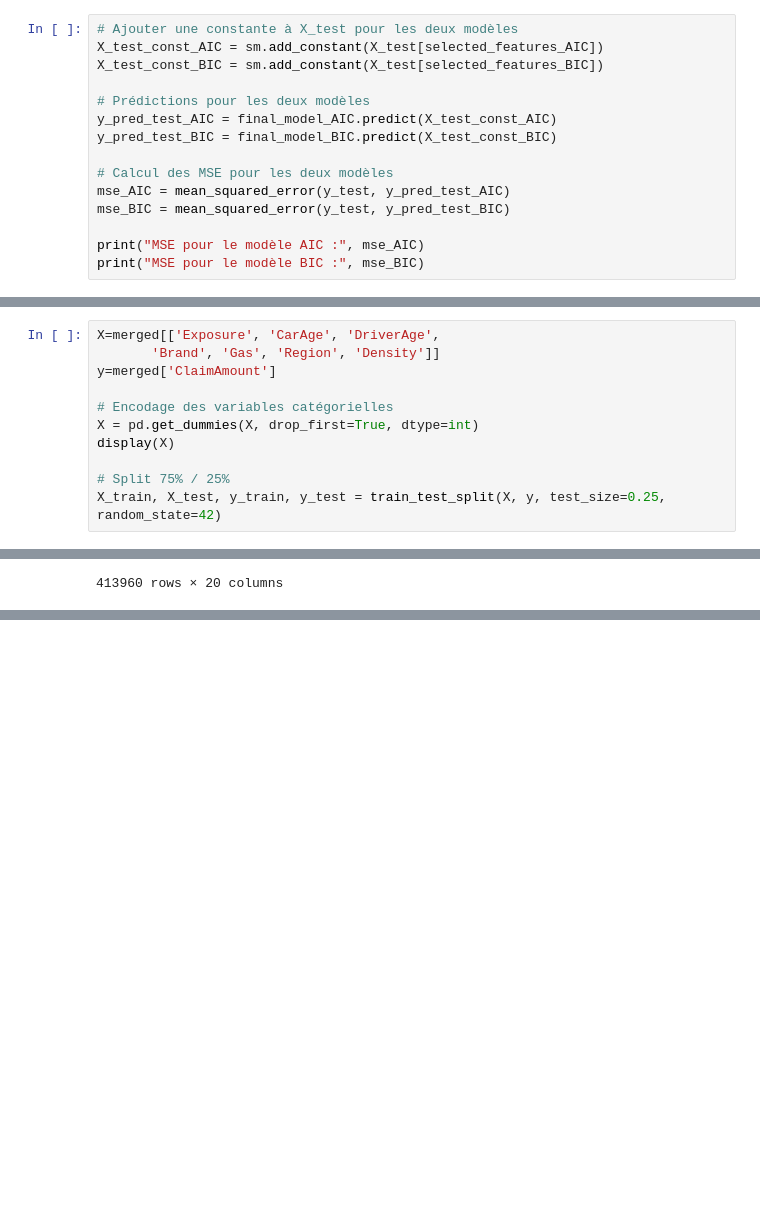
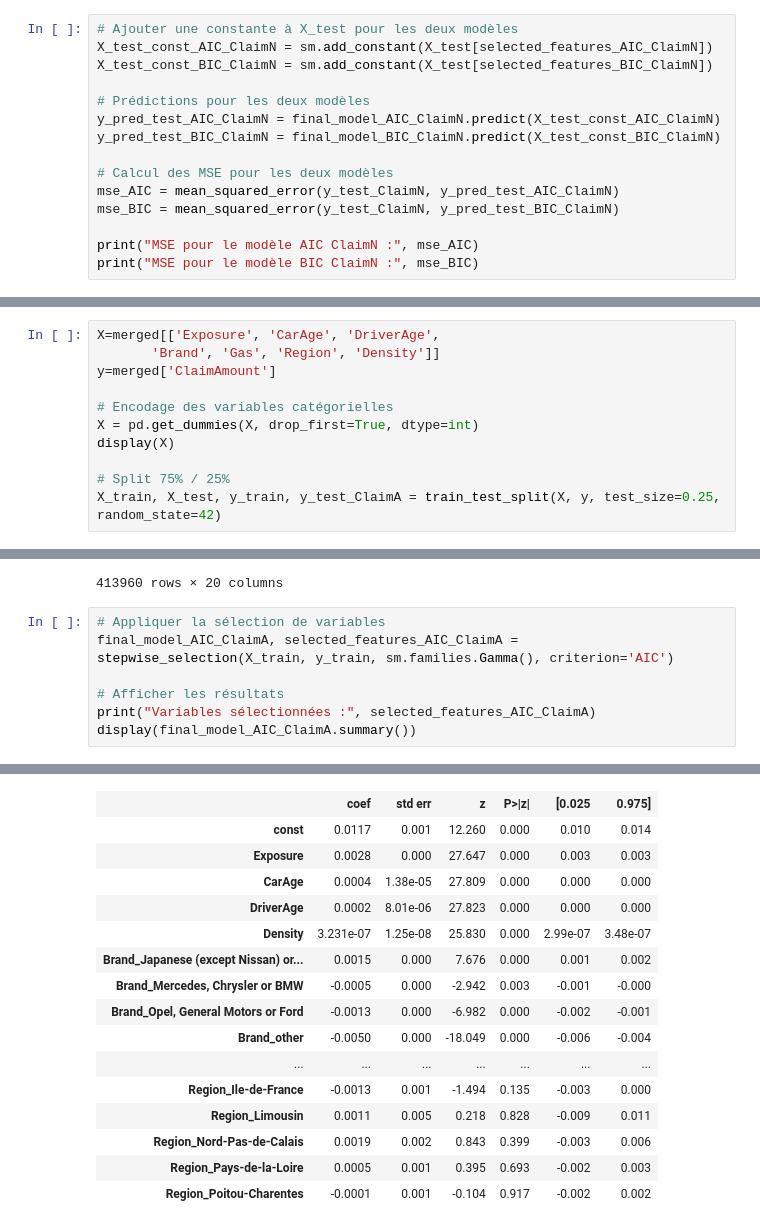
Before and after one commit to fadiblm/Projet-assurance-non-vie, a Jupyter notebook: Modelisation.ipynb, the cells around one changed output, grey strips where cells are left out. Drawn from its saved outputs; the diff is of its cells as text; blank space fills up the shorter version.

```diff
--- a/Modelisation.ipynb
+++ b/Modelisation.ipynb
@@ -248,17 +248,17 @@ selected_features_BIC
  'Gas_Regular']
 # %%
 # Ajouter une constante à X_test pour les deux modèles
-X_test_const_AIC = sm.add_constant(X_test[selected_features_AIC])
-X_test_const_BIC = sm.add_constant(X_test[selected_features_BIC])
+X_test_const_AIC_ClaimN = sm.add_constant(X_test[selected_features_AIC_ClaimN])
+X_test_const_BIC_ClaimN = sm.add_constant(X_test[selected_features_BIC_ClaimN])
 
 # Prédictions pour les deux modèles
-y_pred_test_AIC = final_model_AIC.predict(X_test_const_AIC)
-y_pred_test_BIC = final_model_BIC.predict(X_test_const_BIC)
+y_pred_test_AIC_ClaimN = final_model_AIC_ClaimN.predict(X_test_const_AIC_ClaimN)
+y_pred_test_BIC_ClaimN = final_model_BIC_ClaimN.predict(X_test_const_BIC_ClaimN)
 
 # Calcul des MSE pour les deux modèles
-mse_AIC = mean_squared_error(y_test, y_pred_test_AIC)
-mse_BIC = mean_squared_error(y_test, y_pred_test_BIC)
+mse_AIC = mean_squared_error(y_test_ClaimN, y_pred_test_AIC_ClaimN)
+mse_BIC = mean_squared_error(y_test_ClaimN, y_pred_test_BIC_ClaimN)
 
-print("MSE pour le modèle AIC :", mse_AIC)
-print("MSE pour le modèle BIC :", mse_BIC)
+print("MSE pour le modèle AIC ClaimN :", mse_AIC)
+print("MSE pour le modèle BIC ClaimN :", mse_BIC)
 # %% [output]
@@ -286,7 +304,7 @@ X = pd.get_dummies(X, drop_first=True, dtype=int)
 display(X)
 
 # Split 75% / 25%
-X_train, X_test, y_train, y_test = train_test_split(X, y, test_size=0.25, random_state=42)
+X_train, X_test, y_train, y_test_ClaimA = train_test_split(X, y, test_size=0.25, random_state=42)
 # %% [output]
 |  | Exposure | CarAge | DriverAge | Density | Brand_Japanese (except Nissan) or... | Brand_Mercedes, Chrysler or BMW | ... |
 | 0 | 0.090000 | 0 | 46 | 76 | 1 | 0 | ... |
@@ -301,3 +319,11 @@ X_train, X_test, y_train, y_test = train_test_split(X, y, test_size=0.25, random
 | 413958 | 0.002740 | 0 | 41 | 9850 | 1 | 0 | ... |
 | 413959 | 0.002740 | 6 | 29 | 65 | 1 | 0 | ... |
 413960 rows × 20 columns
+# %%
+# Appliquer la sélection de variables
+final_model_AIC_ClaimA, selected_features_AIC_ClaimA = stepwise_selection(X_train, y_train, sm.families.Gamma(), criterion='AIC')
+
+# Afficher les résultats
+print("Variables sélectionnées :", selected_features_AIC_ClaimA)
+display(final_model_AIC_ClaimA.summary())
+# %% [output]
@@ -303,0 +341,16 @@ X_train, X_test, y_train, y_test = train_test_split(X, y, test_size=0.25, random
+|  | coef | std err | z | P>|z| | [0.025 | 0.975] |
+| const | 0.0117 | 0.001 | 12.260 | 0.000 | 0.010 | 0.014 |
+| Exposure | 0.0028 | 0.000 | 27.647 | 0.000 | 0.003 | 0.003 |
+| CarAge | 0.0004 | 1.38e-05 | 27.809 | 0.000 | 0.000 | 0.000 |
+| DriverAge | 0.0002 | 8.01e-06 | 27.823 | 0.000 | 0.000 | 0.000 |
+| Density | 3.231e-07 | 1.25e-08 | 25.830 | 0.000 | 2.99e-07 | 3.48e-07 |
+| Brand_Japanese (except Nissan) or... | 0.0015 | 0.000 | 7.676 | 0.000 | 0.001 | 0.002 |
+| Brand_Mercedes, Chrysler or BMW | -0.0005 | 0.000 | -2.942 | 0.003 | -0.001 | -0.000 |
+| Brand_Opel, General Motors or Ford | -0.0013 | 0.000 | -6.982 | 0.000 | -0.002 | -0.001 |
+| Brand_other | -0.0050 | 0.000 | -18.049 | 0.000 | -0.006 | -0.004 |
+| ... | ... | ... | ... | ... | ... | ... |
+| Region_Ile-de-France | -0.0013 | 0.001 | -1.494 | 0.135 | -0.003 | 0.000 |
+| Region_Limousin | 0.0011 | 0.005 | 0.218 | 0.828 | -0.009 | 0.011 |
+| Region_Nord-Pas-de-Calais | 0.0019 | 0.002 | 0.843 | 0.399 | -0.003 | 0.006 |
+| Region_Pays-de-la-Loire | 0.0005 | 0.001 | 0.395 | 0.693 | -0.002 | 0.003 |
+| Region_Poitou-Charentes | -0.0001 | 0.001 | -0.104 | 0.917 | -0.002 | 0.002 |
```
Also changed, not shown: parts of 17 cells of this notebook.
